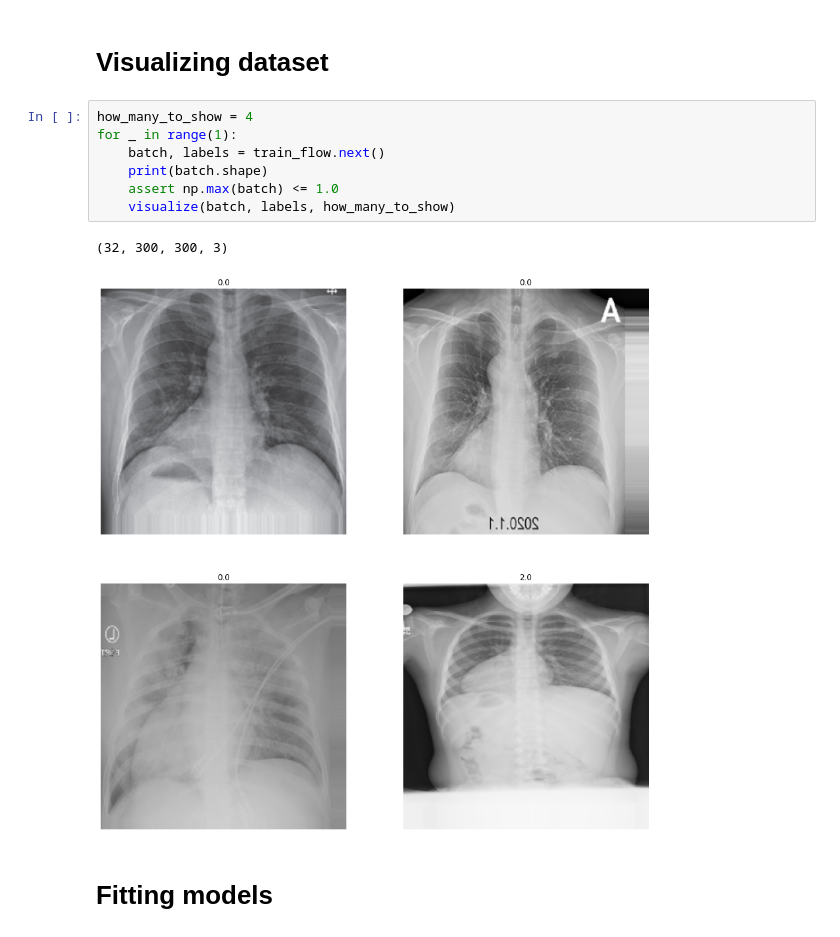
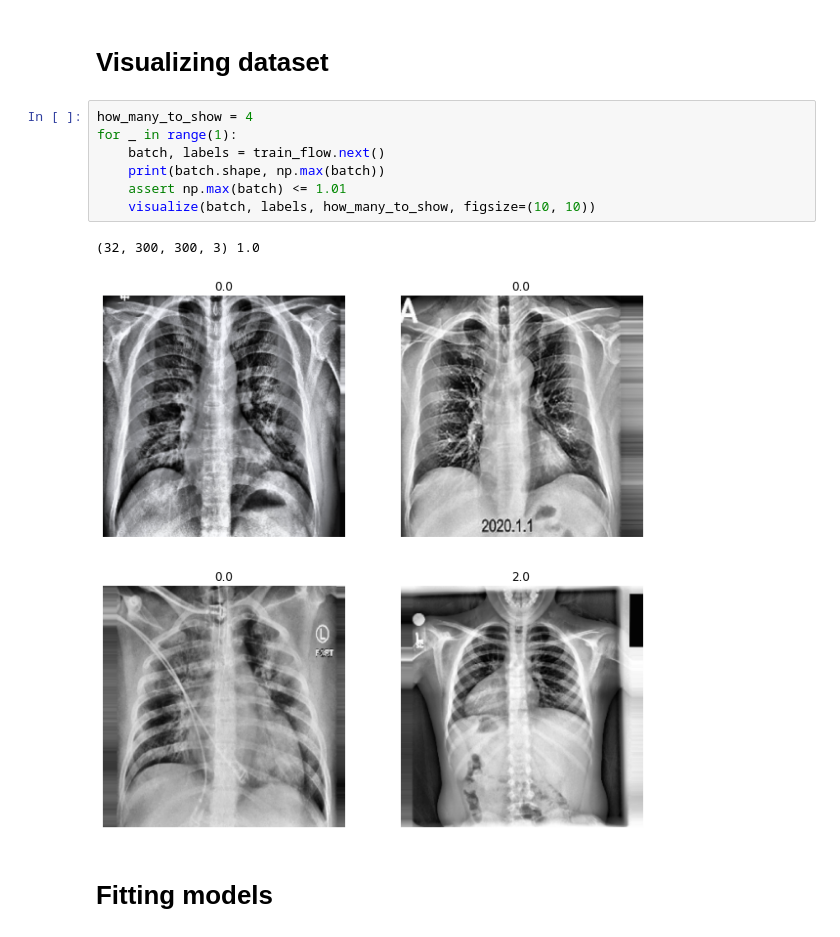
Before and after one commit to PashaIanko/Covid19Classifier, a Jupyter notebook: main.ipynb, the cells around one changed output. Saved outputs shown, nothing was run; the diff lists cells and outputs as text.

Commit message:
rescaling + histogram equalization

```diff
--- a/main.ipynb
+++ b/main.ipynb
@@ -293,13 +293,13 @@ assert train_flow.class_indices == val_flow.class_indices
 # %%
 how_many_to_show = 4
 for _ in range(1):
     batch, labels = train_flow.next()
-    print(batch.shape)
-    assert np.max(batch) <= 1.0
-    visualize(batch, labels, how_many_to_show)
+    print(batch.shape, np.max(batch))
+    assert np.max(batch) <= 1.01
+    visualize(batch, labels, how_many_to_show, figsize=(10, 10))
 # %% [output]
-(32, 300, 300, 3)
+(32, 300, 300, 3) 1.0
-[figure, old version]
+[figure, new version]
 # %% [markdown]
 # Fitting models
 # %% [markdown]
```
Also changed, not shown: 2 other files.
